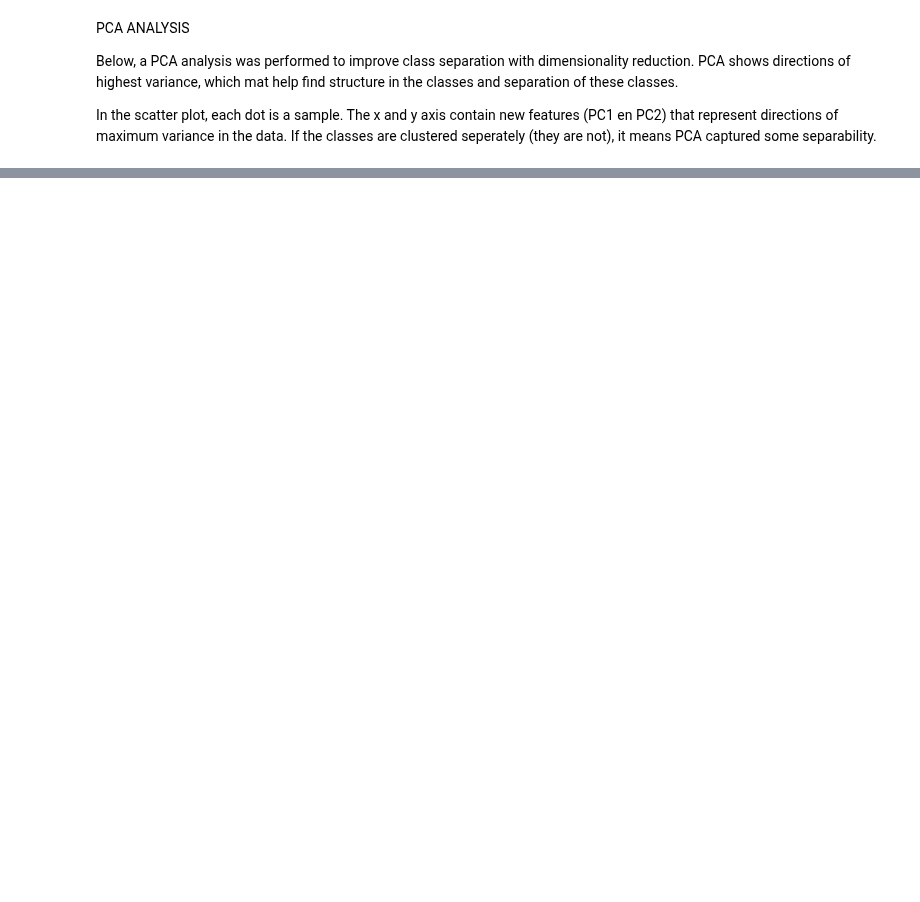
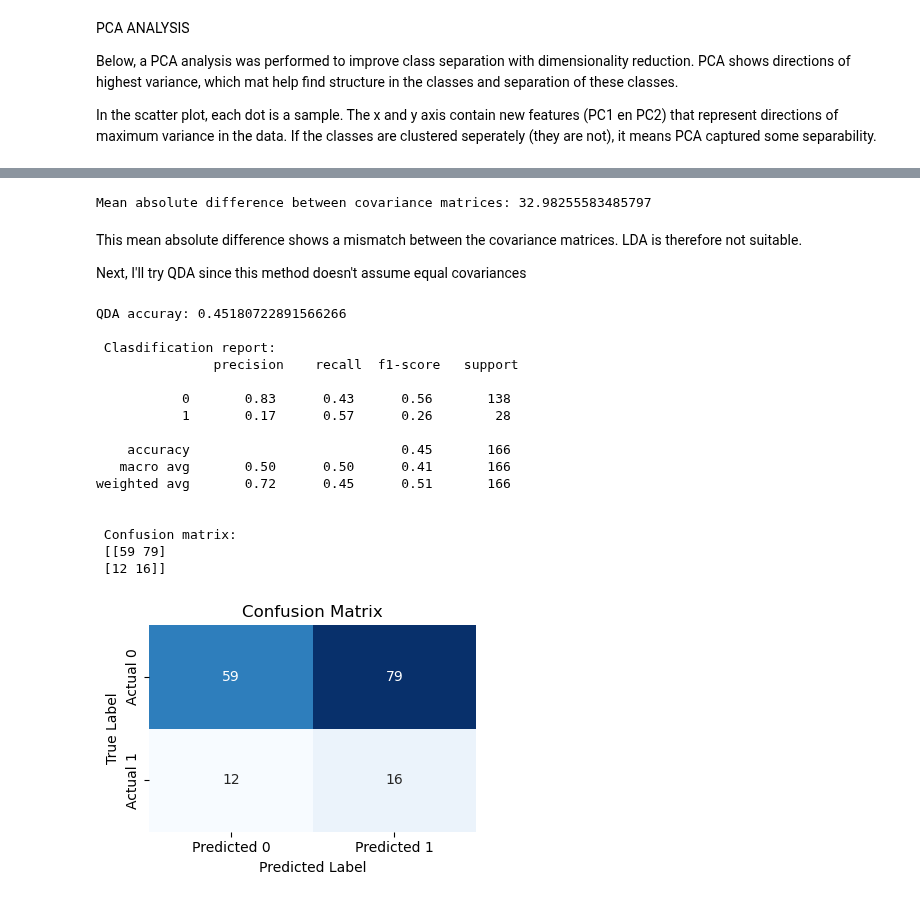
Before and after one commit to A-Bosselaar/TM10007-Machine-Learning-assignment, a Jupyter notebook: assignment_ecg.ipynb, the cells around one changed output, grey strips where cells are left out. Drawn from its saved outputs; the diff is of its cells as text; code cells hidden in the pictures; blank space fills up the shorter version.

```diff
--- a/assignment_ecg.ipynb
+++ b/assignment_ecg.ipynb
@@ -157,0 +187,58 @@ selected_features = results_sorted['feature'].head
+# %%
+n_features = 9001
+cov0 = np.cov(class0.iloc[:, :n_features], rowvar=False)
+cov1 = np.cov(class1.iloc[:, :n_features], rowvar=False)
+
+cov_diff = np.abs(cov0 - cov1)
+print(f"Mean absolute difference between covariance matrices: {np.mean(cov_diff)}")
+# %% [output]
+Mean absolute difference between covariance matrices: 32.98255583485797
+# %% [markdown]
+This mean absolute difference shows a mismatch between the covariance matrices. LDA is therefore not suitable.
+
+Next, I'll try QDA since this method doesn't assume equal covariances
+# %%
+from sklearn.discriminant_analysis import QuadraticDiscriminantAnalysis as QDA
+from sklearn.model_selection import train_test_split
+from sklearn.metrics import accuracy_score, classification_report, confusion_matrix
+
+x_train, x_test, y_train, y_test = train_test_split(features, y, test_size=0.2, random_state=42)
+qda = QDA()
+qda.fit(x_train, y_train)
+y_pred = qda.predict(x_test)
+
+print(f"QDA accuray: {accuracy_score(y_test, y_pred)}")
+print("\n Clasdification report:\n", classification_report(y_test, y_pred))
+print("\n Confusion matrix:\n", confusion_matrix(y_test, y_pred))
+
+def plot_confusion_matrix(y_test, y_pred):
+    cm = confusion_matrix(y_test, y_pred)
+    plt.figure(figsize=(4, 3))
+    sns.heatmap(cm, annot=True, fmt='d', cmap='Blues', cbar=False,
+            xticklabels=['Predicted 0', 'Predicted 1'],
+            yticklabels=['Actual 0', 'Actual 1'])
+    plt.xlabel('Predicted Label')
+    plt.ylabel('True Label')
+    plt.title('Confusion Matrix')
+    plt.tight_layout()
+    plt.show()
+
+plot_confusion_matrix(y_test, y_pred)
+# %% [output]
+QDA accuray: 0.45180722891566266
+
+ Clasdification report:
+               precision    recall  f1-score   support
+
+           0       0.83      0.43      0.56       138
+           1       0.17      0.57      0.26        28
+
+    accuracy                           0.45       166
+   macro avg       0.50      0.50      0.41       166
+weighted avg       0.72      0.45      0.51       166
+
+
+ Confusion matrix:
+ [[59 79]
+ [12 16]]
+[figure, added]
```
Also changed, not shown: parts of 15 cells of this notebook, 1 other file.
